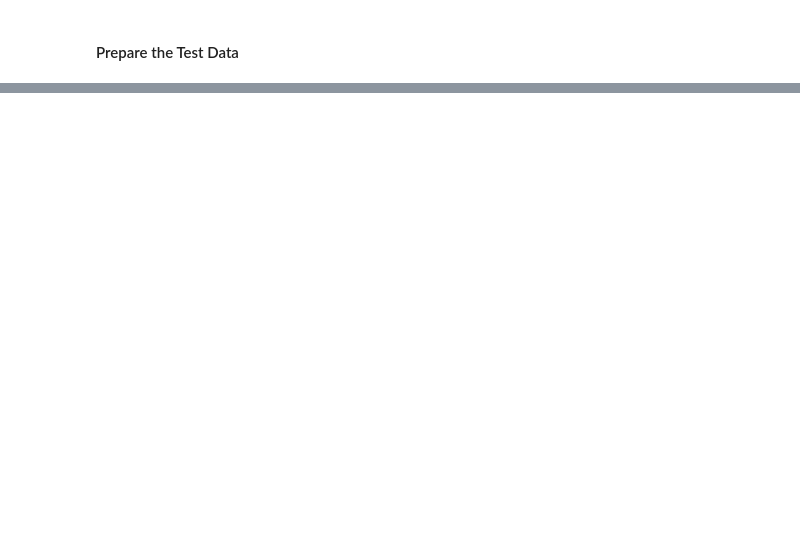
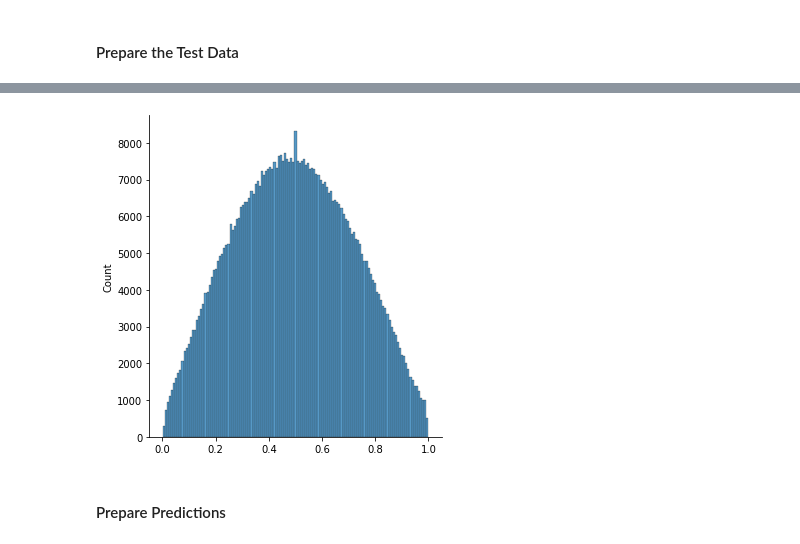
Before and after one commit to aaronpetryio/random, a Jupyter notebook: mmlm_model1.ipynb, the cells around one changed output, grey strips where cells are left out. Cells and saved outputs as stored; diff of their text form; code cells hidden in the pictures; blank space fills up the shorter version.

```diff
--- a/mmlm_model1.ipynb
+++ b/mmlm_model1.ipynb
@@ -341,0 +453,4 @@ df.head()
+# %%
+# Create the target
+df['ScoreDiff'] = df['ScoreA'] - df['ScoreB']
+df['WinA'] = (df['ScoreDiff'] > 0).astype(int)
@@ -341,0 +459,19 @@ df.head()
+# %%
+# Define your features
+features = [
+    'WinRatioDiff',
+    'GapAvgDiff'
+]
+# %%
+# Rescale the features so that values are between 0 and 1
+def rescale(features, df_train, df_val, df_test=None):
+  min_ = df_train[features].min()
+  max_ = df_train[features].max()
+
+  df_train[features] = (df_train[features] - min_) / (max_ - min_)
+  df_val[features] = (df_val[features] - min_) / (max_ - min_)
+
+  if df_test is not None:
+    df_test[features] = (df_test[features] - min_) / (max_ - min_)
+
+  return df_train, df_val, df_test
@@ -341,0 +536,2 @@ df.head()
+# %%
+pred_tests = kfold(df, df_test, plot=False, verbose=1, mode="cls")
@@ -341,0 +555,8 @@ df.head()
+# %%
+pred_test = np.mean(pred_tests, 0)
+
+_ = sns.displot(pred_test)
+# %% [output]
+[figure, added]
+# %% [markdown]
+#### Prepare Predictions
```
Also changed, not shown: parts of 26 cells of this notebook.
